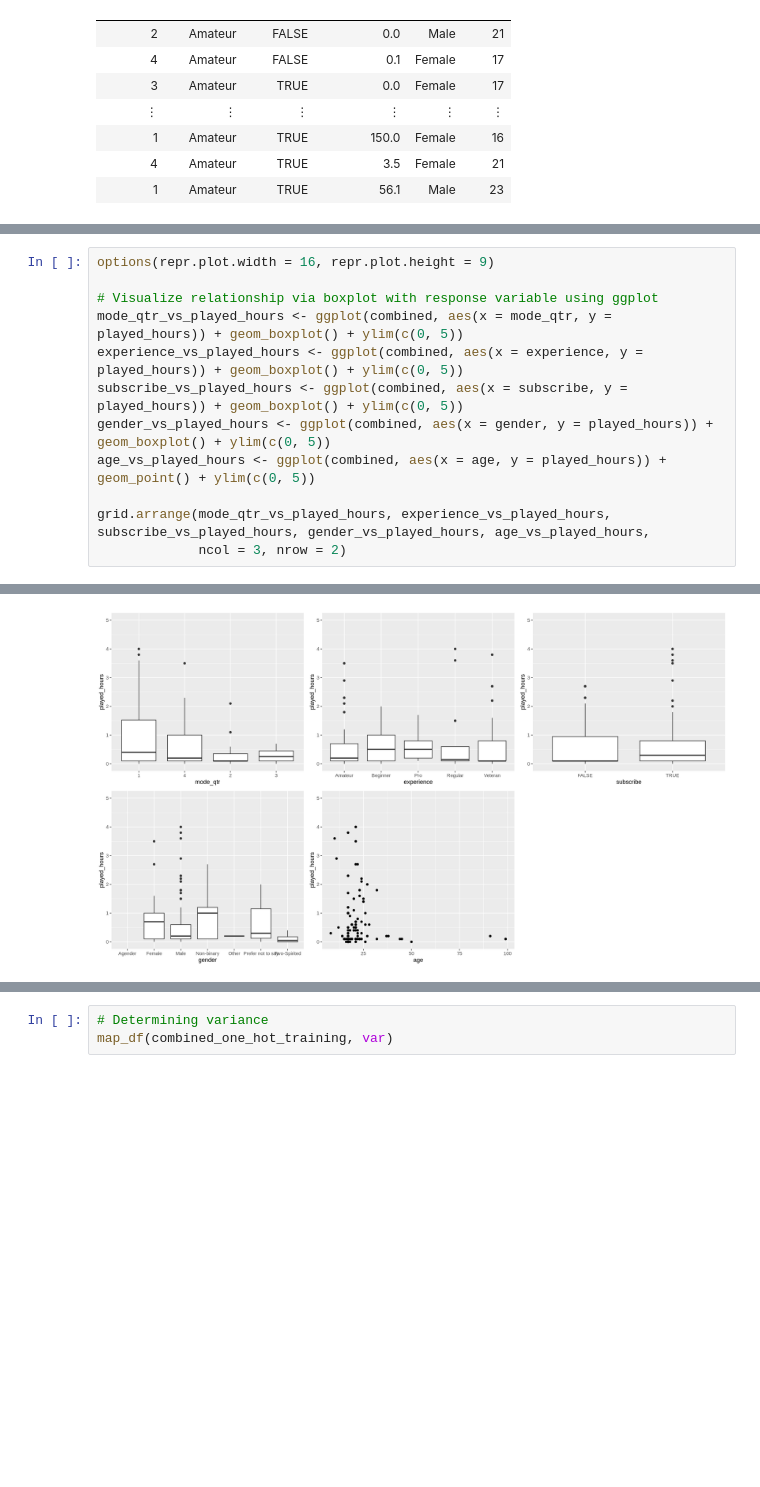
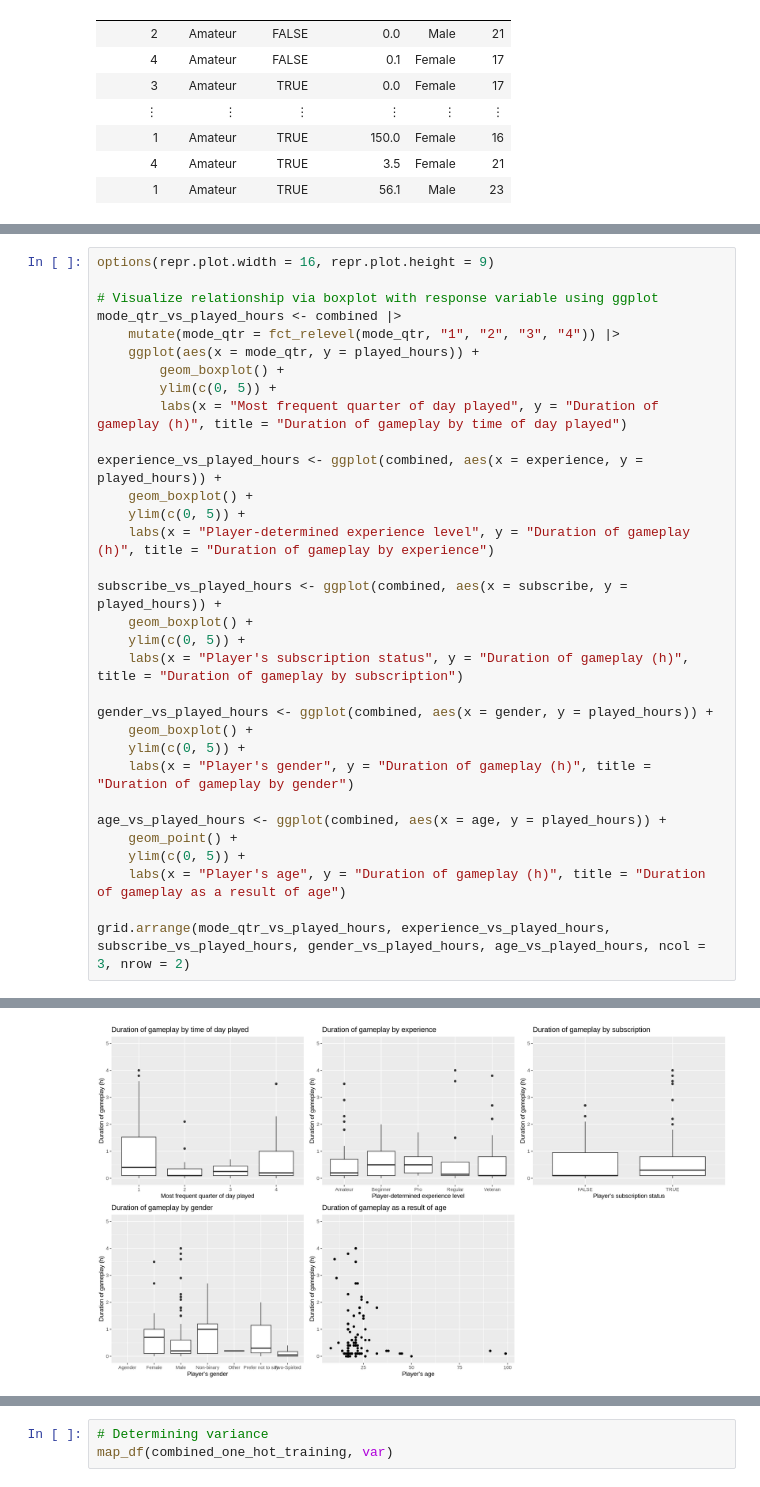
Before and after one commit to akdivinagracia/project-009-2, a Jupyter notebook: notebook.ipynb, the cells around one changed output, grey strips where cells are left out. Saved outputs shown, nothing was run; the diff lists cells and outputs as text; blank space fills up the shorter version.

Commit message:
Added text to Methods section and figure legends and axes labels

```diff
--- a/notebook.ipynb
+++ b/notebook.ipynb
@@ -163,30 +191,50 @@ A data.frame: 97 × 6
 # %%
 options(repr.plot.width = 16, repr.plot.height = 9)
 
 # Visualize relationship via boxplot with response variable using ggplot
-mode_qtr_vs_played_hours <- ggplot(combined, aes(x = mode_qtr, y = played_hours)) + geom_boxplot() + ylim(c(0, 5))
-experience_vs_played_hours <- ggplot(combined, aes(x = experience, y = played_hours)) + geom_boxplot() + ylim(c(0, 5))
-subscribe_vs_played_hours <- ggplot(combined, aes(x = subscribe, y = played_hours)) + geom_boxplot() + ylim(c(0, 5))
-gender_vs_played_hours <- ggplot(combined, aes(x = gender, y = played_hours)) + geom_boxplot() + ylim(c(0, 5))
-age_vs_played_hours <- ggplot(combined, aes(x = age, y = played_hours)) + geom_point() + ylim(c(0, 5))
+mode_qtr_vs_played_hours <- combined |>
+    mutate(mode_qtr = fct_relevel(mode_qtr, "1", "2", "3", "4")) |>
+    ggplot(aes(x = mode_qtr, y = played_hours)) +
+        geom_boxplot() +
+        ylim(c(0, 5)) +
+        labs(x = "Most frequent quarter of day played", y = "Duration of gameplay (h)", title = "Duration of gameplay by time of day played")
 
-grid.arrange(mode_qtr_vs_played_hours, experience_vs_played_hours, subscribe_vs_played_hours, gender_vs_played_hours, age_vs_played_hours,
-             ncol = 3, nrow = 2)
+experience_vs_played_hours <- ggplot(combined, aes(x = experience, y = played_hours)) +
+    geom_boxplot() +
+    ylim(c(0, 5)) +
+    labs(x = "Player-determined experience level", y = "Duration of gameplay (h)", title = "Duration of gameplay by experience")
+
+subscribe_vs_played_hours <- ggplot(combined, aes(x = subscribe, y = played_hours)) +
+    geom_boxplot() +
+    ylim(c(0, 5)) +
+    labs(x = "Player's subscription status", y = "Duration of gameplay (h)", title = "Duration of gameplay by subscription")
+
+gender_vs_played_hours <- ggplot(combined, aes(x = gender, y = played_hours)) +
+    geom_boxplot() +
+    ylim(c(0, 5)) +
+    labs(x = "Player's gender", y = "Duration of gameplay (h)", title = "Duration of gameplay by gender")
+
+age_vs_played_hours <- ggplot(combined, aes(x = age, y = played_hours)) +
+    geom_point() +
+    ylim(c(0, 5)) +
+    labs(x = "Player's age", y = "Duration of gameplay (h)", title = "Duration of gameplay as a result of age")
+
+grid.arrange(mode_qtr_vs_played_hours, experience_vs_played_hours, subscribe_vs_played_hours, gender_vs_played_hours, age_vs_played_hours, ncol = 3, nrow = 2)
 # %% [output]
 Warning message:
 “Removed 15 rows containing non-finite outside the scale range
 (`stat_boxplot()`).”
 Warning message:
 “Removed 15 rows containing non-finite outside the scale range
 (`stat_boxplot()`).”
 Warning message:
 “Removed 15 rows containing non-finite outside the scale range
 (`stat_boxplot()`).”
 Warning message:
 “Removed 15 rows containing non-finite outside the scale range
 (`stat_boxplot()`).”
 Warning message:
 “Removed 15 rows containing missing values or values outside the scale range
 (`geom_point()`).”
-[figure, old version]
+[figure, new version]
 # %% [markdown]
```
Also changed, not shown: parts of 15 cells of this notebook.
